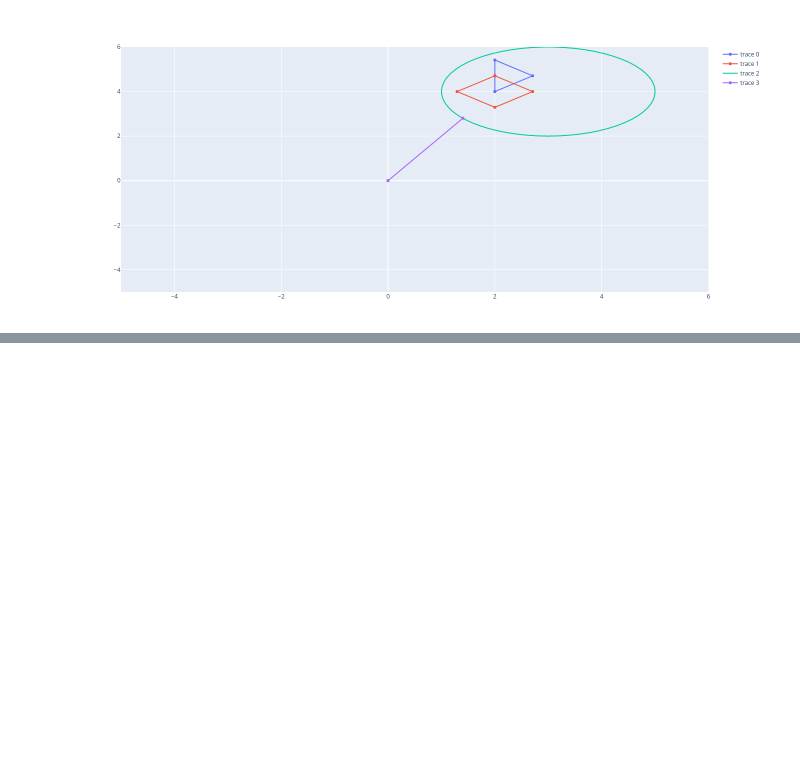
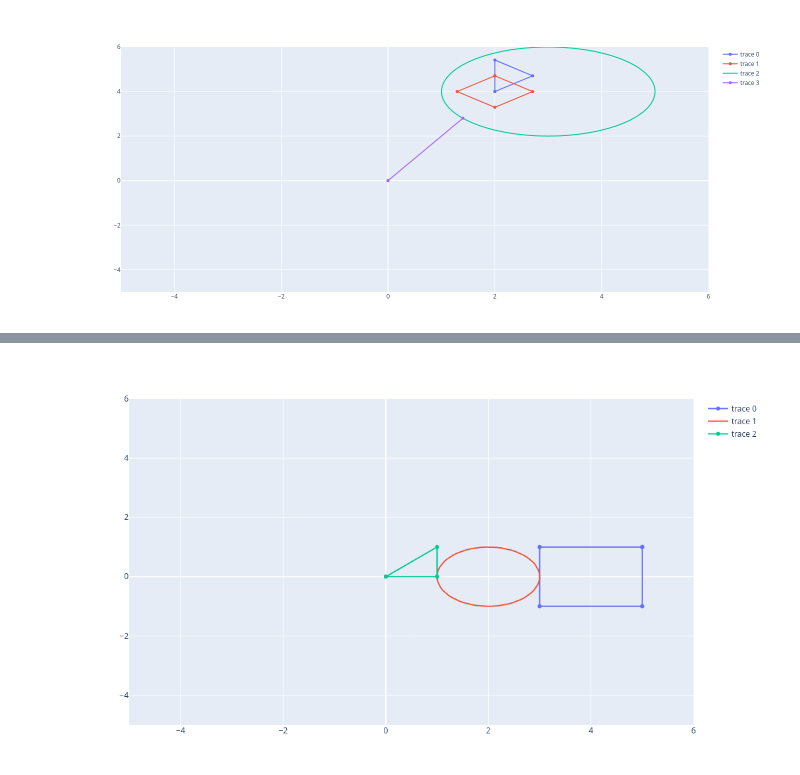
Before and after one commit to davibarreira/Julia_Tutorials, a Jupyter notebook: CategoryTheory/8 - Paper Monoids.ipynb, the cells around one changed output, grey strips where cells are left out. Cells and saved outputs as stored; diff of their text form; code cells hidden in the pictures; blank space fills up the shorter version.

```diff
--- a/CategoryTheory/8 - Paper Monoids.ipynb
+++ b/CategoryTheory/8 - Paper Monoids.ipynb
@@ -338,0 +482,10 @@ plot(vcat(pt,pl),layout)
+# %%
+D1 = DiagramDual(MyCircle())
+D2 = DiagramDual(MySquare(2));
+D3 = DiagramDual(Prim(Triangle(Point(0,0),Point(1,1), Point(1,0))))
+
+D  = beside(D3,beside(D1,D2,[1,0]),[1,0])
+p = plotgeometry(D)
+plot(p,layout)
+# %% [output]
+[figure, added]
```
Also changed, not shown: parts of 25 cells of this notebook, 1 other file.
